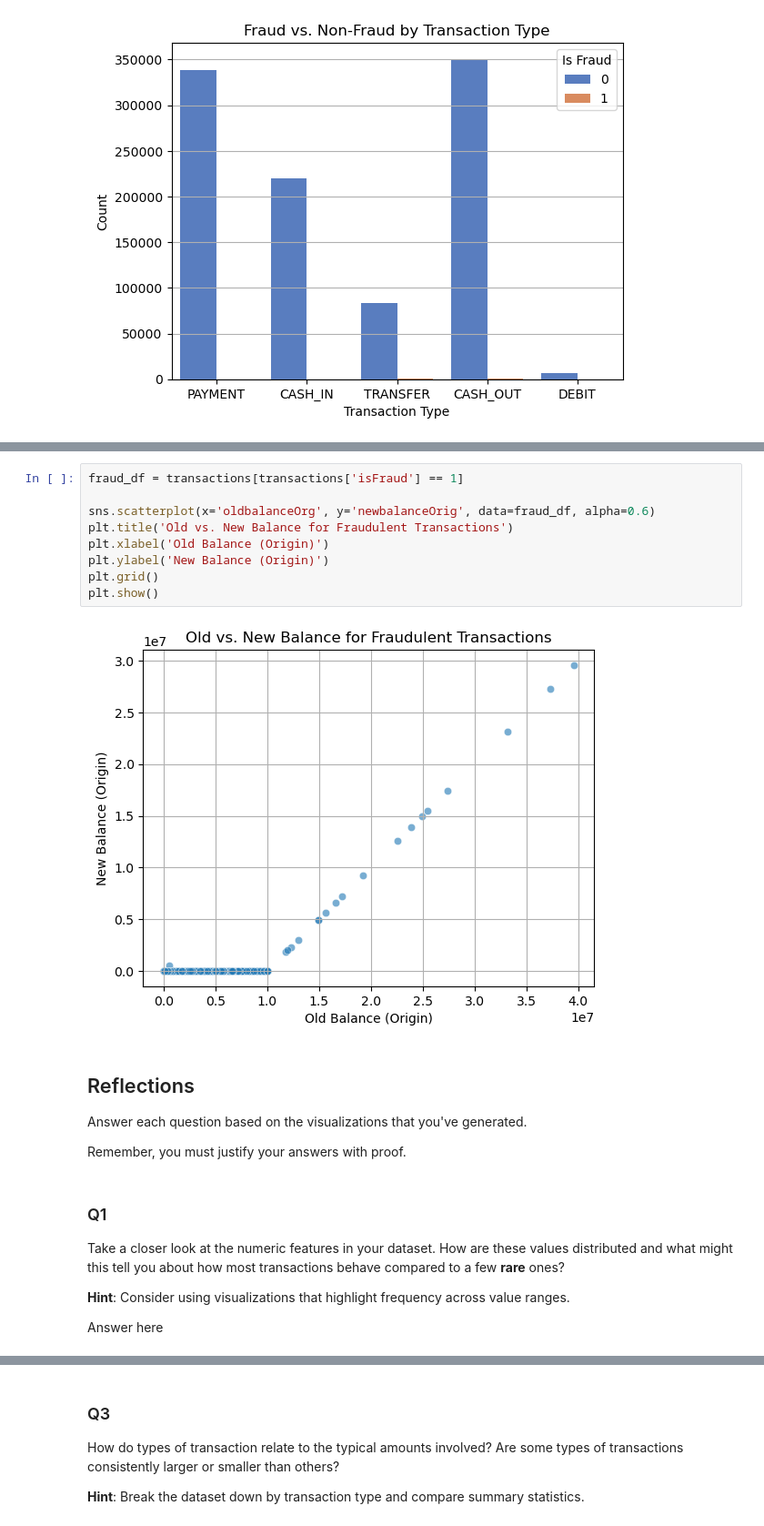
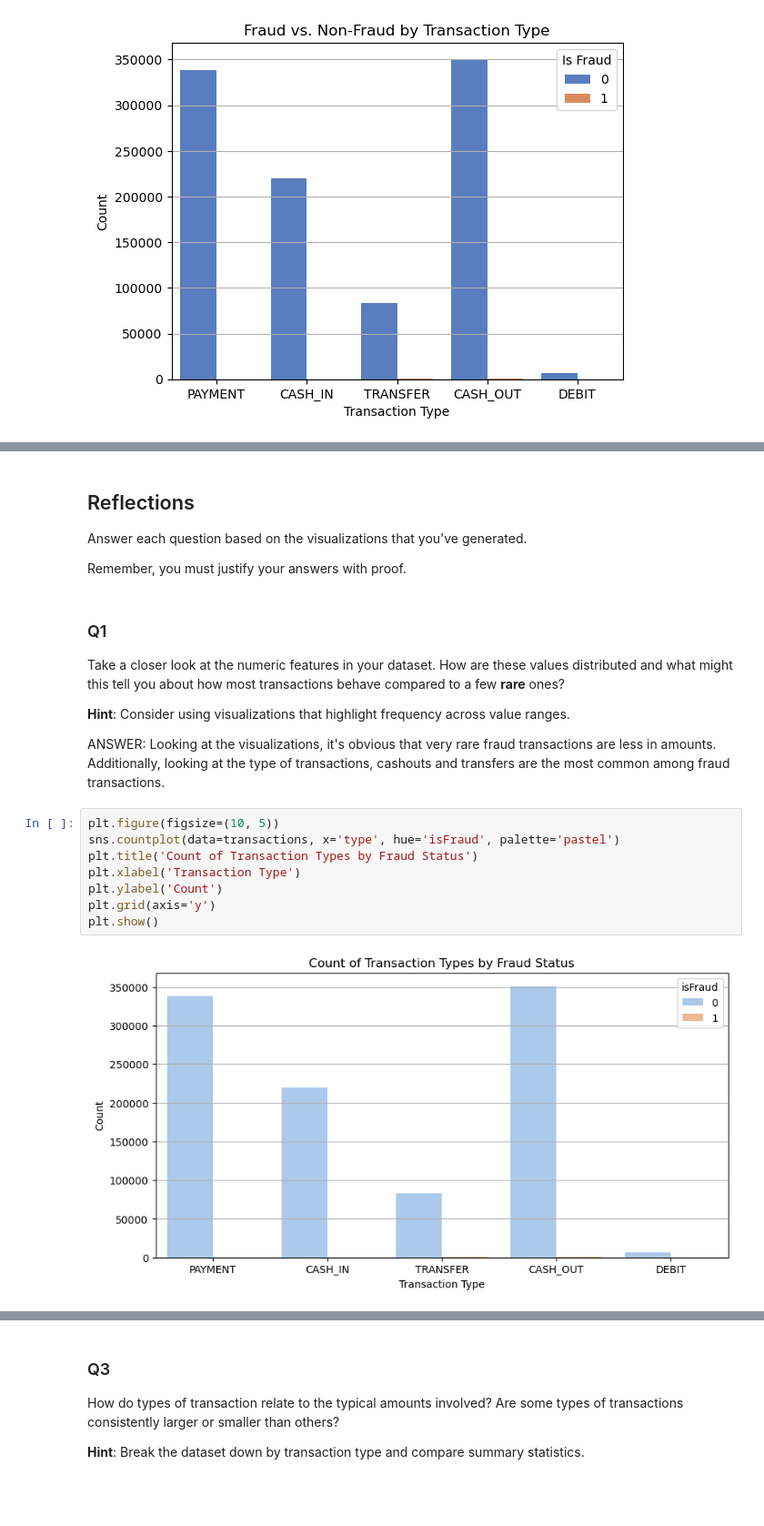
Before and after one commit to NadyaT-hub/Fraud-Detection-T-Lab, a Jupyter notebook: notebooks/eda.ipynb, the cells around one changed output, grey strips where cells are left out. Shown at 91% size. Saved outputs shown, nothing was run; the diff lists cells and outputs as text; blank space fills up the shorter version.

```diff
--- a/notebooks/eda.ipynb
+++ b/notebooks/eda.ipynb
@@ -100,17 +101,6 @@ plt.grid()
 plt.show()
 # %% [output]
 [figure]
-# %%
-fraud_df = transactions[transactions['isFraud'] == 1]
-
-sns.scatterplot(x='oldbalanceOrg', y='newbalanceOrig', data=fraud_df, alpha=0.6)
-plt.title('Old vs. New Balance for Fraudulent Transactions')
-plt.xlabel('Old Balance (Origin)')
-plt.ylabel('New Balance (Origin)')
-plt.grid()
-plt.show()
-# %% [output]
-[figure, removed]
 # %% [markdown]
 ## Reflections
 
@@ -124,7 +114,17 @@ Take a closer look at the numeric features in your dataset. How are these values
 
 **Hint**: Consider using visualizations that highlight frequency across value ranges.
 
-Answer here
+ANSWER: Looking at the visualizations, it's obvious that very rare fraud transactions are less in amounts. Additionally, looking at the type of transactions, cashouts and transfers are the most common among fraud transactions.
+# %%
+plt.figure(figsize=(10, 5))
+sns.countplot(data=transactions, x='type', hue='isFraud', palette='pastel')
+plt.title('Count of Transaction Types by Fraud Status')
+plt.xlabel('Transaction Type')
+plt.ylabel('Count')
+plt.grid(axis='y')
+plt.show()
+# %% [output]
+[figure, added]
 # %% [markdown]
 ### Q2
 
```
Also changed, not shown: parts of 3 cells of this notebook.
